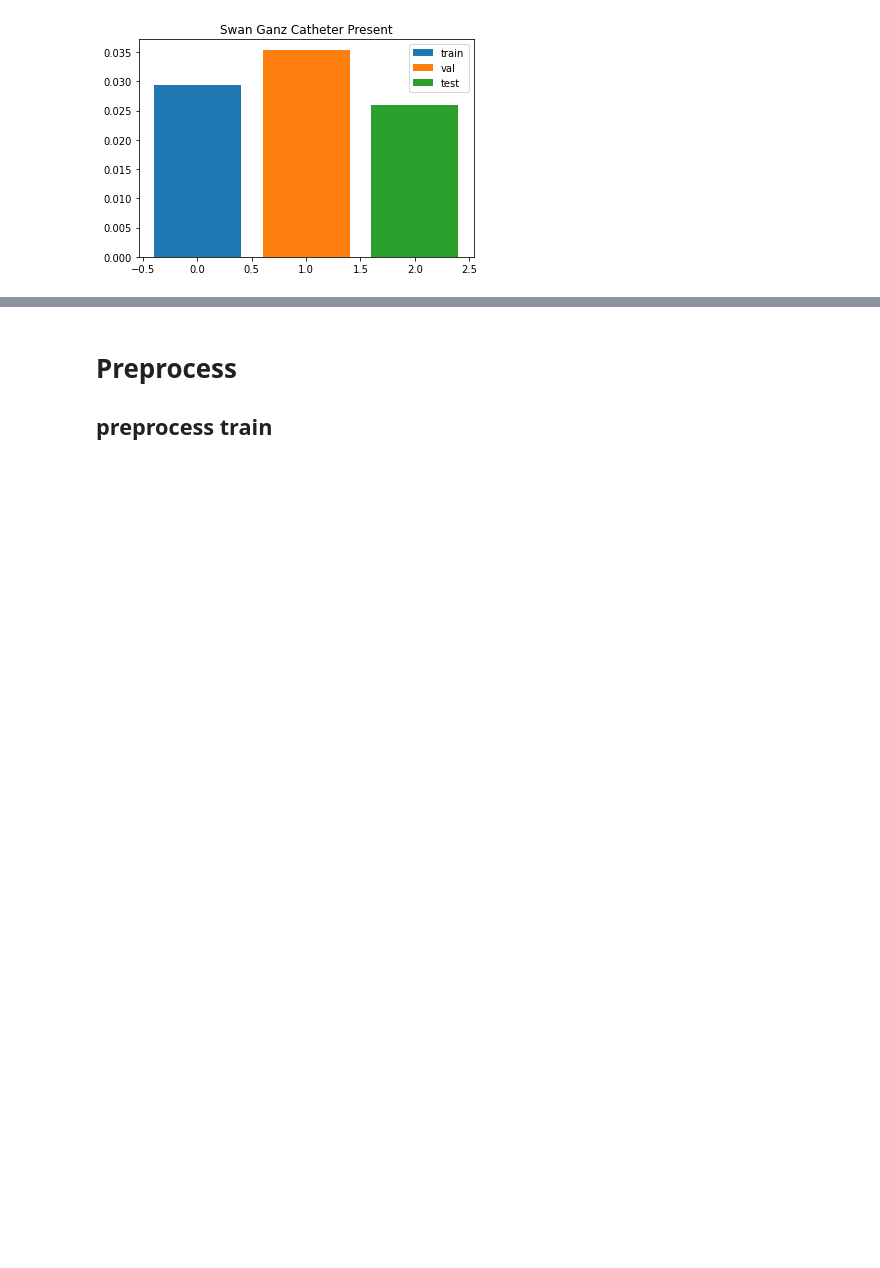
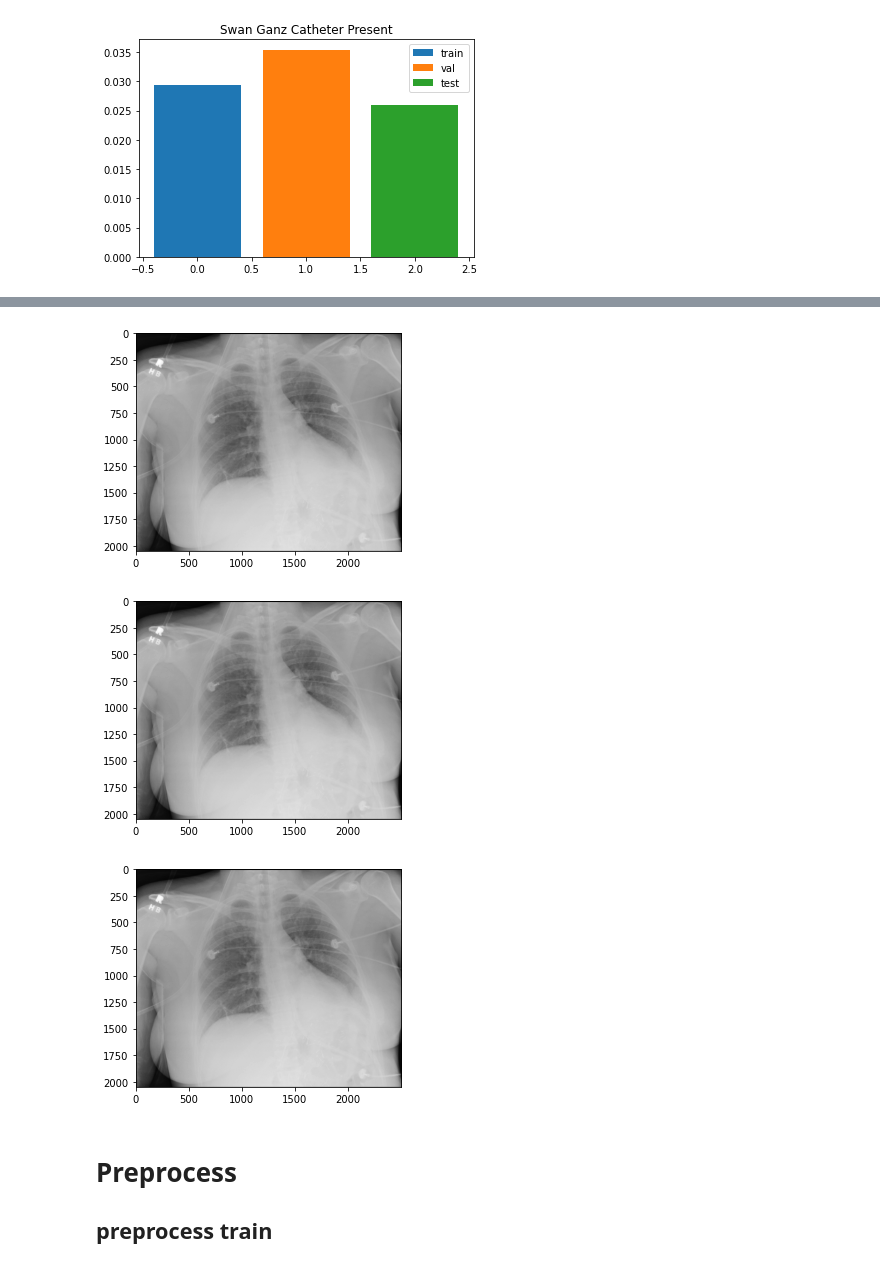
Before and after one commit to ywigelman/TheCatheterNinjas, a Jupyter notebook: Baseline.ipynb, the cells around one changed output, grey strips where cells are left out. Drawn from its saved outputs; the diff is of its cells as text; code cells hidden in the pictures; blank space fills up the shorter version.

```diff
--- a/Baseline.ipynb
+++ b/Baseline.ipynb
@@ -374,6 +348,17 @@ Found 2739 validated image filenames.
 
 test data:
 Found 2511 validated image filenames.
+# %%
+plt.imshow(cv2.imread(test_generator.filepaths[0])[:,:,0], cmap='gray')
+plt.show()
+plt.imshow(cv2.imread(test_generator.filepaths[0])[:,:,1], cmap='gray')
+plt.show()
+plt.imshow(cv2.imread(test_generator.filepaths[0])[:,:,2], cmap='gray')
+plt.show()
+# %% [output]
+[figure, added]
+[figure, added]
+[figure, added]
 # %% [markdown]
 # Preprocess
 
```
Also changed, not shown: parts of 12 cells of this notebook.
